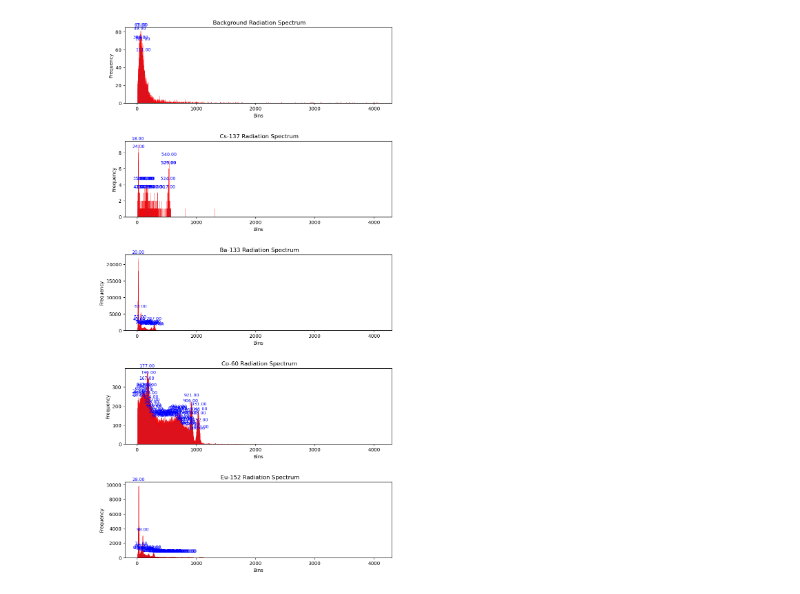
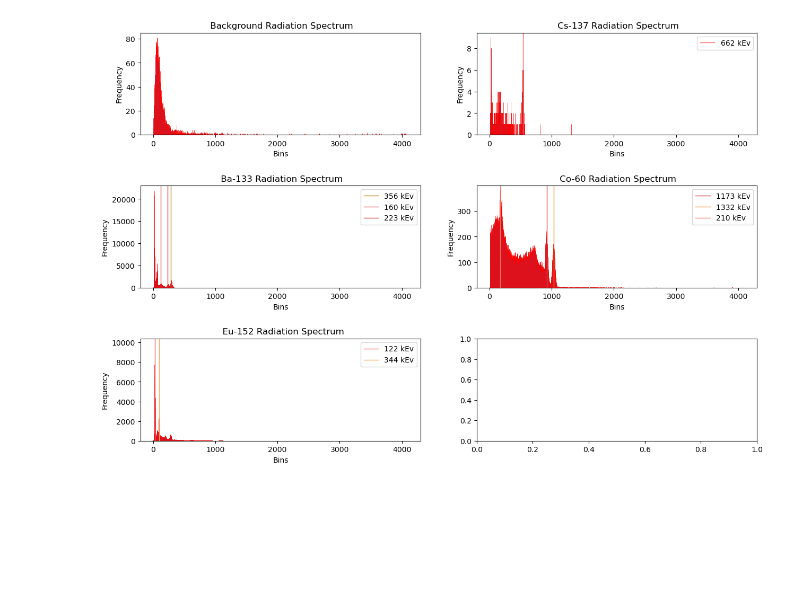
Before and after one commit to Emi-300/E11-Lab-Emilien-Alex, a Jupyter notebook: Final_project.ipynb, the cells around one changed output. Cells and saved outputs as stored; diff of their text form; code cells hidden in the pictures; blank space fills up the shorter version.

Commit message:
added lines representing where each peak is + added more peaks

```diff
--- a/Final_project.ipynb
+++ b/Final_project.ipynb
@@ -17,6 +17,7 @@ spectrum_data[4] = pd.read_csv("data/calibrationdata/2026-04-22_17-17-20/spectru
 
 for i,data in enumerate(spectrum_data):
 
+
     # Remove timestamp column and get bin data
     data = data.drop(columns=[0])
     data = data.to_numpy().transpose()
@@ -28,15 +29,20 @@ for i,data in enumerate(spectrum_data):
 
 bins = np.arange(1, spectrum_data[0].shape[0]+1)
 
-fig, ax = plt.subplots(figsize=(10,20),nrows=5)
+fig, ax = plt.subplots(figsize=(10,7),nrows=3,ncols=2)
 plt.subplots_adjust(hspace=0.5)
+
+print(ax.shape)
 
 for i,data in enumerate(spectrum_data):
 
+    a = int(i/2)
+    b = i%2
+
     #print(data)
 
-    ax[i].bar(bins, data, width=1, align='edge', edgecolor='red', linewidth=0.5)
-    ax[i].set_xlabel('Bins')
-    ax[i].set_ylabel('Frequency')
-    ax[i].set_title(f' {isotopes[i]} Radiation Spectrum')
+    ax[a,b].bar(bins, data, width=1, align='edge', edgecolor='red', linewidth=0.5)
+    ax[a,b].set_xlabel('Bins')
+    ax[a,b].set_ylabel('Frequency')
+    ax[a,b].set_title(f' {isotopes[i]} Radiation Spectrum')
 # %% [output]
@@ -44,48 +51,77 @@ for i,data in enumerate(spectrum_data):
 # %%
 from scipy.signal import find_peaks
 
-fig, ax = plt.subplots(figsize=(10,20),nrows=5)
+fig, ax = plt.subplots(figsize=(15,10),nrows=3,ncols=2)
 plt.subplots_adjust(hspace=0.5)
-
 
 for i,data in enumerate(spectrum_data):
 
+    a = int(i/2)
+    b = i%2
+
+
     if i == 1:
-        peaks, _ = find_peaks(data, height=3, distance=5)
-    else:
-        peaks, _ = find_peaks(data, height=50, distance=10)
+        ax[a,b].axvline(x=540, color='#FC6262', label='662 kEv',lw=1)
+        ax[a,b].legend(loc='upper right')
+
+    elif i==2:
+
+        ax[a,b].axvline(x=287, color="#CD841D", label='356 kEv',lw=1)
+        ax[a,b].axvline(x=127, color="#DF4B4B", label='160 kEv',lw=1)
+        ax[a,b].axvline(x=250, color="#DD3434", label='223 kEv',lw=1)
+        ax[a,b].axvline(x=62, color="#B80F0F", label='81 kEv',lw=1)
+
+
+
+        ax[a,b].legend(loc='upper right')
+
+
+    elif i==3:
+        ax[a,b].axvline(x=921, color="#E24747", label='1173 kEv',lw=1)
+        ax[a,b].axvline(x=1031, color="#FC8719", label='1332 kEv',lw=1)
+        ax[a,b].axvline(x=177, color="#FC7462", label='210 kEv',lw=1)
+
+
+        ax[a,b].legend(loc='upper right')
+
+
+    elif i==4:
+        #peaks, _ = find_peaks(data, height=500, distance=30)
+        ax[a,b].axvline(x=28, color="#FC6262", label='122 kEv',lw=1)
+        ax[a,b].axvline(x=98, color="#E3552A", label='344 kEv',lw=1)
+        ax[a,b].axvline(x=195, color="#FB9E47", label='779 kEv',lw=1)
+        ax[a,b].axvline(x=282, color="#FB9E47", label='1112 kEv',lw=1)
+
+
+
+        ax[a,b].legend(loc='upper right')
+
 
     bins = np.arange(1, data.shape[0]+1)
 
-    ax[i].bar(bins, data, width=1, align='edge', edgecolor='red', linewidth=0.5)
-    #ax[i].plot(bins, data=[peaks], color='red')
+    ax[a,b].bar(bins, data, width=1, align='edge', edgecolor='red', linewidth=0.5)
 
-    for j in peaks:
-    # xy=(x_coord, y_coord) is the point to annotate
-    # textcoords="offset points" allows placing the label slightly above the peak
-        ax[i].annotate(f"{bins[j]:.2f}",
-                 xy=(bins[j], data[j]),
-                 xytext=(0, 10),
-                 textcoords="offset points",
-                 ha='center',
-                 fontsize=9,
-                 color='blue')
-
-    ax[i].set_xlabel('Bins')
-    ax[i].set_ylabel('Frequency')
-    ax[i].set_title(f' {isotopes[i]} Radiation Spectrum')
+    ax[a,b].set_xlabel('Bins')
+    ax[a,b].set_ylabel('Frequency')
+    ax[a,b].set_title(f' {isotopes[i]} Radiation Spectrum')
 
 
 #From this we get
 
 #Bin - kEv
 # 540 - 662
+
 # 287 - 358
+
 # 921 - 1173
 # 1031 - 1332
 # 177 - 209.8
 
+
+# 28 - 122
+# 98 - 344
+
 #Conversion from bins-> kEv -- kEv = 1.30595 * x - 25.11782
 # w/ R^2 value of 0.9994
 # %% [output]
-[figure, old version]
+[figure, new version]
```
Also changed, not shown: parts of 2 cells of this notebook.
